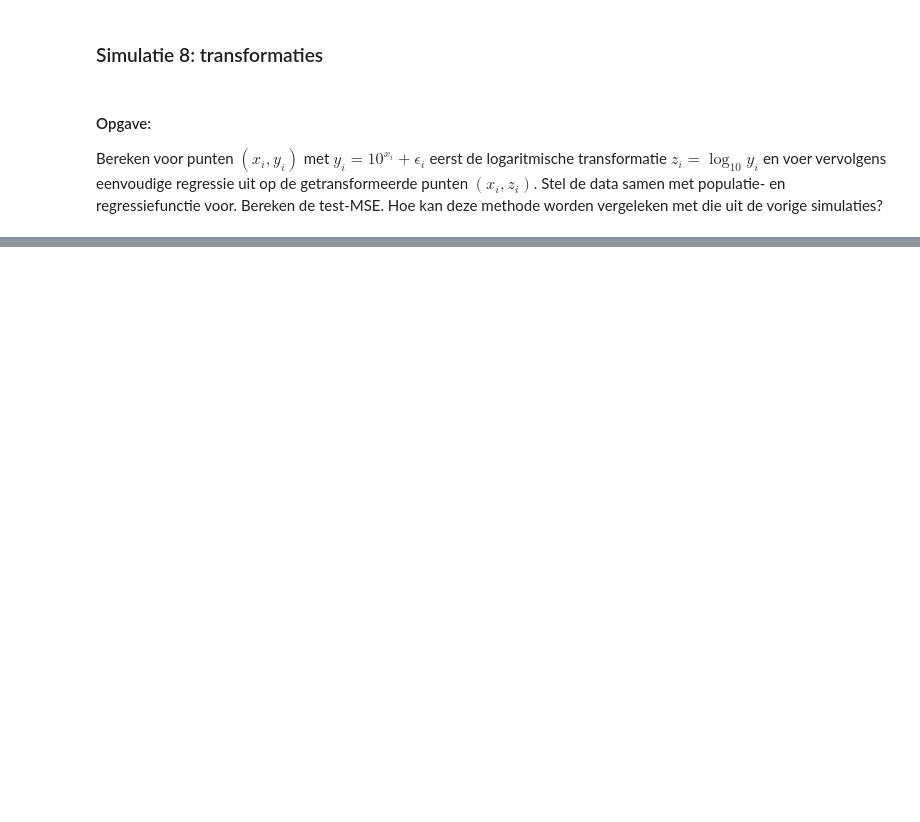
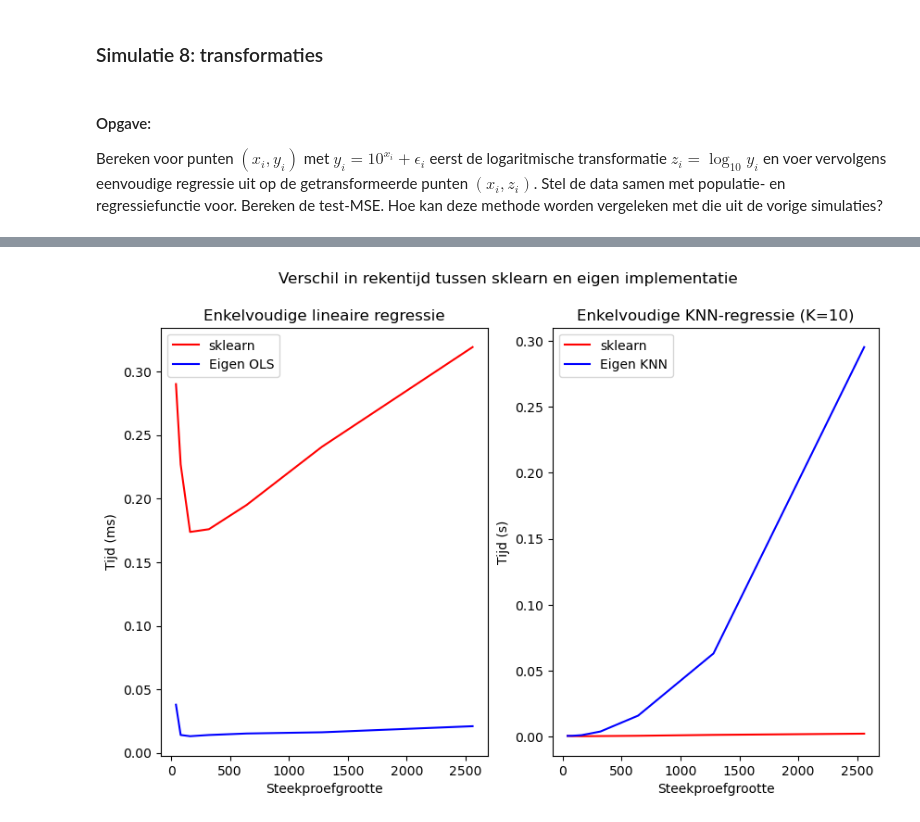
Before and after one commit to vanschependom/KULAK_informaticawerktuigen-teamopdracht, a Jupyter notebook: Implementatie/simulaties.ipynb, the cells around one changed output, grey strips where cells are left out. Cells and saved outputs as stored; diff of their text form; code cells hidden in the pictures; blank space fills up the shorter version.

Commit message:
Aanpassingen voor aanvang sessie 06

```diff
--- a/Implementatie/simulaties.ipynb
+++ b/Implementatie/simulaties.ipynb
@@ -589,0 +600,88 @@ De validatie-MSE voor de regressie op de getransformeerde data is 0.564138526389
+# %%
+from sklearn.linear_model import LinearRegression
+from sklearn.neighbors import KNeighborsRegressor
+from time import *
+
+# Populatiefunctie
+def f(x):
+    return 10**x
+
+steekproefgroottes = [20*(2**k) for k in range(1, 8)]
+
+# hierin gaan we de tijden steken die nodig zijn om de regressielijn te berekenen via de module sklearn
+skTijdenLin = list()
+skTijdenKnn = list()
+# hierin gaan we de tijden steken die nodig zijn om de regressielijn te berekenen via onze eigen OLS procedure
+eigenTijdenLin = list()
+eigenTijdenKnn = list()
+
+for steekproefgrootte in steekproefgroottes:
+
+    trainingX = xsample(steekproefgrootte, 0, 1)
+    trainingY = ysample(trainingX, f)
+    validatieX = xsample(steekproefgrootte, 0, 1)
+
+    columnStack = np.column_stack([trainingX])
+
+    # LINEAIRE REGRESSIE -----------------------------------------------------------------------------------------
+
+    # scikit-learn
+    t11 = time()
+    model = LinearRegression()
+    model.fit(columnStack, trainingY)
+    b_sk = model.intercept_
+    a_sk = model.coef_[0]
+    t12 = time()
+    # voeg de tijd die nodig was voor het berekenen van de regressielijn toe aan de lijst
+    verschilMs = (t12-t11)*1000
+    skTijdenLin.append(verschilMs)
+
+    # Eigen OLS regressie
+    t21 = time()
+    a_eigen, b_eigen = ols(trainingY, trainingX)
+    t22 = time()
+    # voeg de tijd die nodig was voor het berekenen van de regressielijn toe aan de lijst
+    verschilMs = (t22-t21)*1000
+    eigenTijdenLin.append(verschilMs)
+
+    # KNN REGRESSIE ---------------------------------------------------------------------------------------------
+
+    k = 10
+
+    # scikit-learn
+    t31 = time()
+    model = KNeighborsRegressor(k)
+    model.fit(columnStack, trainingY)
+    yhat1 = model.predict(np.column_stack([validatieX]))
+    t32 = time()
+    # voeg de tijd die nodig was voor het berekenen van de regressielijn toe aan de lijst
+    verschilS = (t32-t31)
+    skTijdenKnn.append(verschilS)
+
+    # Eigen OLS regressie
+    t41 = time()
+    yhat2 = knn(validatieX, trainingY, trainingX, k)
+    t42 = time()
+    # voeg de tijd die nodig was voor het berekenen van de regressielijn toe aan de lijst
+    verschilS = (t42-t41)
+    eigenTijdenKnn.append(verschilS)
+
+
+plt.figure(figsize=(10, 6))
+plt.suptitle("Verschil in rekentijd tussen sklearn en eigen implementatie")
+ax = plt.subplot(1, 2, 1)
+ax.set_title("Enkelvoudige lineaire regressie")
+ax.plot(steekproefgroottes, skTijdenLin, c='r', label="sklearn")
+ax.plot(steekproefgroottes, eigenTijdenLin, c='b', label="Eigen OLS")
+ax.set_xlabel("Steekproefgrootte")
+ax.set_ylabel("Tijd (ms)")
+ax.legend()
+ax = plt.subplot(1, 2, 2)
+ax.set_title(f"Enkelvoudige KNN-regressie (K={k})")
+ax.plot(steekproefgroottes, skTijdenKnn, c='r', label="sklearn")
+ax.plot(steekproefgroottes, eigenTijdenKnn, c='b', label="Eigen KNN")
+ax.set_xlabel("Steekproefgrootte")
+ax.set_ylabel("Tijd (s)")
+ax.legend()
+plt.show()
+# %% [output]
@@ -589,0 +695 @@ De validatie-MSE voor de regressie op de getransformeerde data is 0.564138526389
+[figure, added]
```
Also changed, not shown: parts of 16 cells of this notebook, 6 other files.
